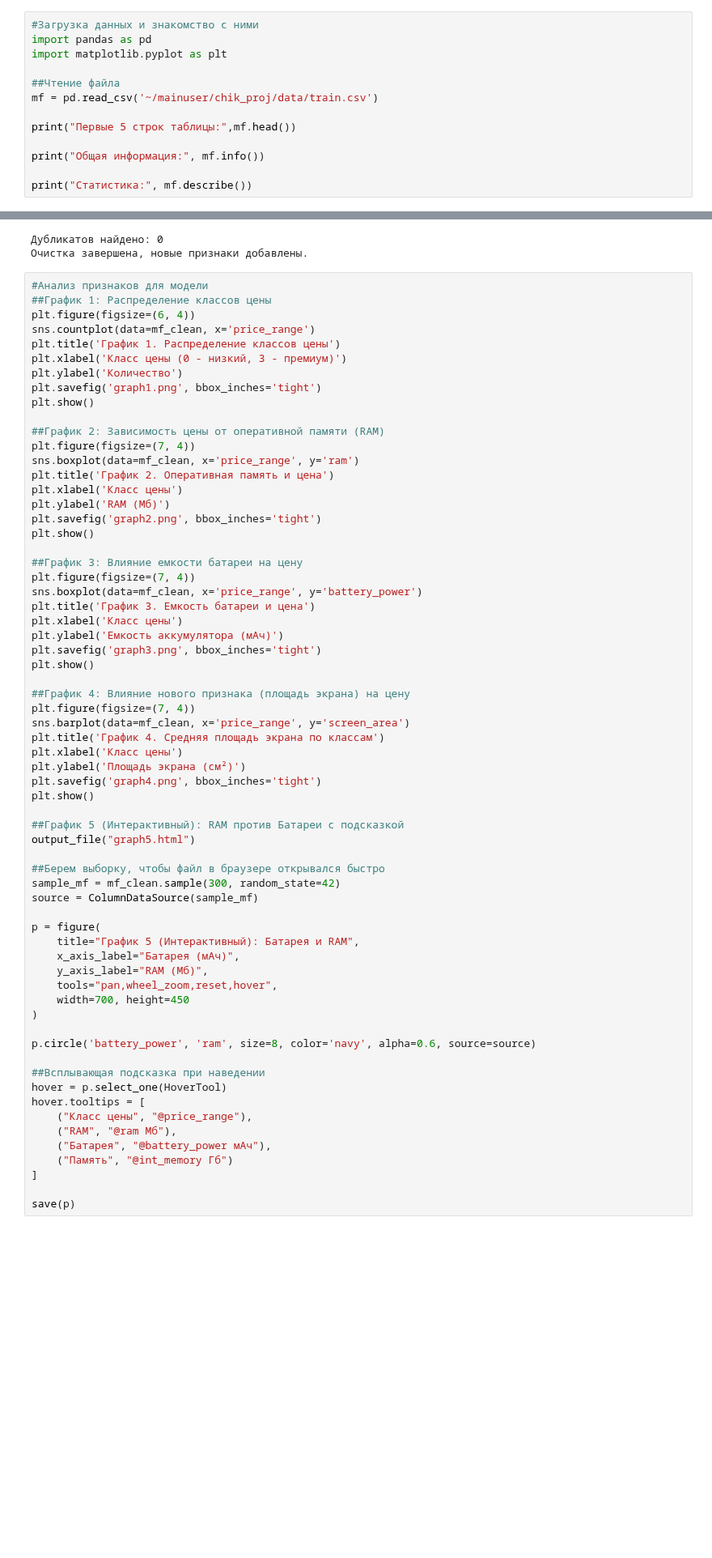
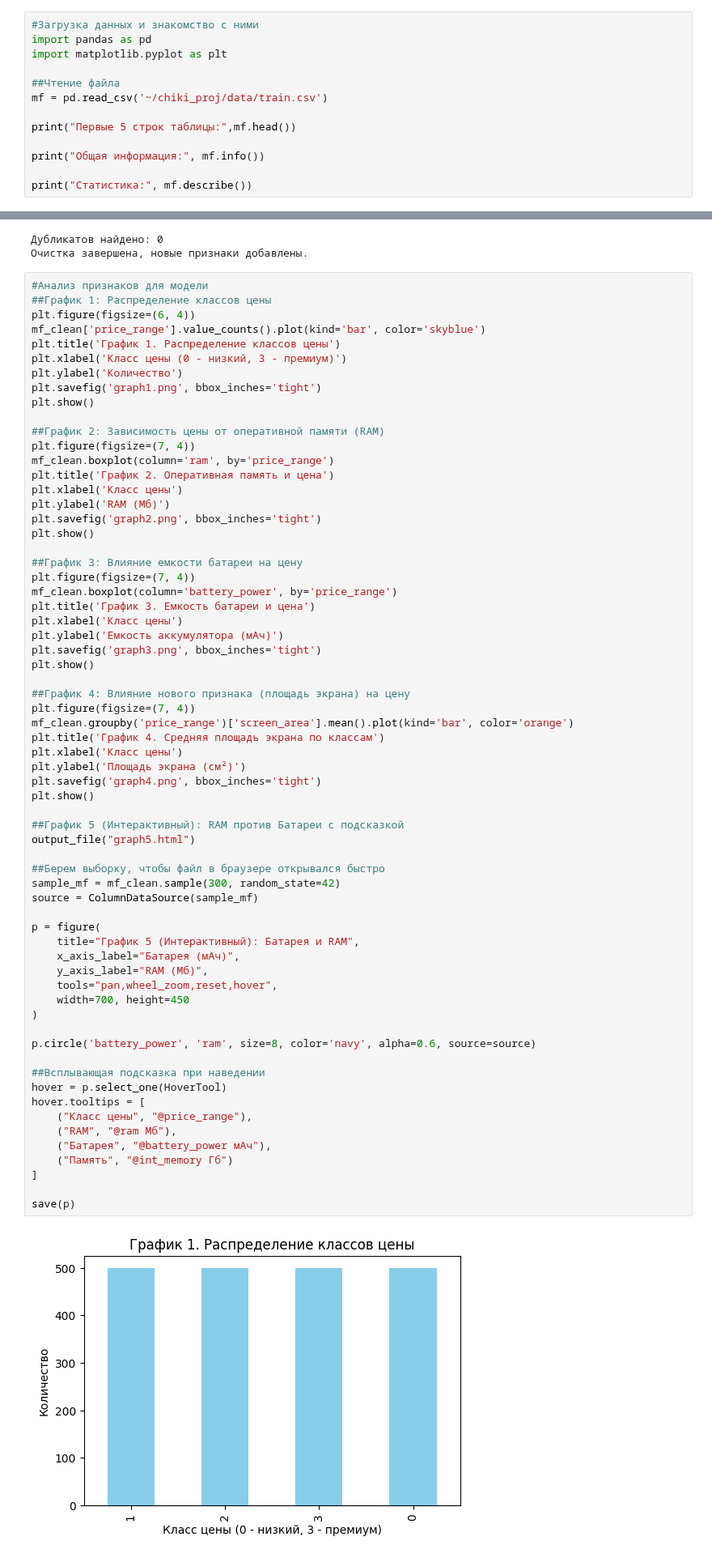
Before and after one commit to wwwmctss/PROJ1, a Jupyter notebook: eda/eda.ipynb, the cells around one changed output, grey strips where cells are left out. Shown at 81% size. Saved outputs shown, nothing was run; the diff lists cells and outputs as text; blank space fills up the shorter version.

```diff
--- a/eda/eda.ipynb
+++ b/eda/eda.ipynb
@@ -4,7 +4,7 @@ import pandas as pd
 import matplotlib.pyplot as plt
 
 ##Чтение файла
-mf = pd.read_csv('~/mainuser/chik_proj/data/train.csv')
+mf = pd.read_csv('~/chiki_proj/data/train.csv')
 
 print("Первые 5 строк таблицы:",mf.head())
 
@@ -53,7 +53,7 @@ print("Очистка завершена, новые признаки добав
 #Анализ признаков для модели
 ##График 1: Распределение классов цены
 plt.figure(figsize=(6, 4))
-sns.countplot(data=mf_clean, x='price_range')
+mf_clean['price_range'].value_counts().plot(kind='bar', color='skyblue')
 plt.title('График 1. Распределение классов цены')
 plt.xlabel('Класс цены (0 - низкий, 3 - премиум)')
 plt.ylabel('Количество')
@@ -62,7 +62,7 @@ plt.show()
 
 ##График 2: Зависимость цены от оперативной памяти (RAM)
 plt.figure(figsize=(7, 4))
-sns.boxplot(data=mf_clean, x='price_range', y='ram')
+mf_clean.boxplot(column='ram', by='price_range')
 plt.title('График 2. Оперативная память и цена')
 plt.xlabel('Класс цены')
 plt.ylabel('RAM (Мб)')
@@ -71,7 +71,7 @@ plt.show()
 
 ##График 3: Влияние емкости батареи на цену
 plt.figure(figsize=(7, 4))
-sns.boxplot(data=mf_clean, x='price_range', y='battery_power')
+mf_clean.boxplot(column='battery_power', by='price_range')
 plt.title('График 3. Емкость батареи и цена')
 plt.xlabel('Класс цены')
 plt.ylabel('Емкость аккумулятора (мАч)')
@@ -80,7 +80,7 @@ plt.show()
 
 ##График 4: Влияние нового признака (площадь экрана) на цену
 plt.figure(figsize=(7, 4))
-sns.barplot(data=mf_clean, x='price_range', y='screen_area')
+mf_clean.groupby('price_range')['screen_area'].mean().plot(kind='bar', color='orange')
 plt.title('График 4. Средняя площадь экрана по классам')
 plt.xlabel('Класс цены')
 plt.ylabel('Площадь экрана (см²)')
@@ -88,30 +88,31 @@ plt.savefig('graph4.png', bbox_inches='tight')
 plt.show()
 
 ##График 5 (Интерактивный): RAM против Батареи с подсказкой
 output_file("graph5.html")
 
 ##Берем выборку, чтобы файл в браузере открывался быстро
 sample_mf = mf_clean.sample(300, random_state=42)
 source = ColumnDataSource(sample_mf)
 
 p = figure(
     title="График 5 (Интерактивный): Батарея и RAM",
     x_axis_label="Батарея (мАч)",
     y_axis_label="RAM (Мб)",
     tools="pan,wheel_zoom,reset,hover",
     width=700, height=450
 )
 
 p.circle('battery_power', 'ram', size=8, color='navy', alpha=0.6, source=source)
 
 ##Всплывающая подсказка при наведении
 hover = p.select_one(HoverTool)
 hover.tooltips = [
     ("Класс цены", "@price_range"),
     ("RAM", "@ram Мб"),
     ("Батарея", "@battery_power мАч"),
     ("Память", "@int_memory Гб")
 ]
 
 save(p)
 # %% [output]
+[figure, added]
```
Also changed, not shown: parts of 1 cell of this notebook, 1 other file.
